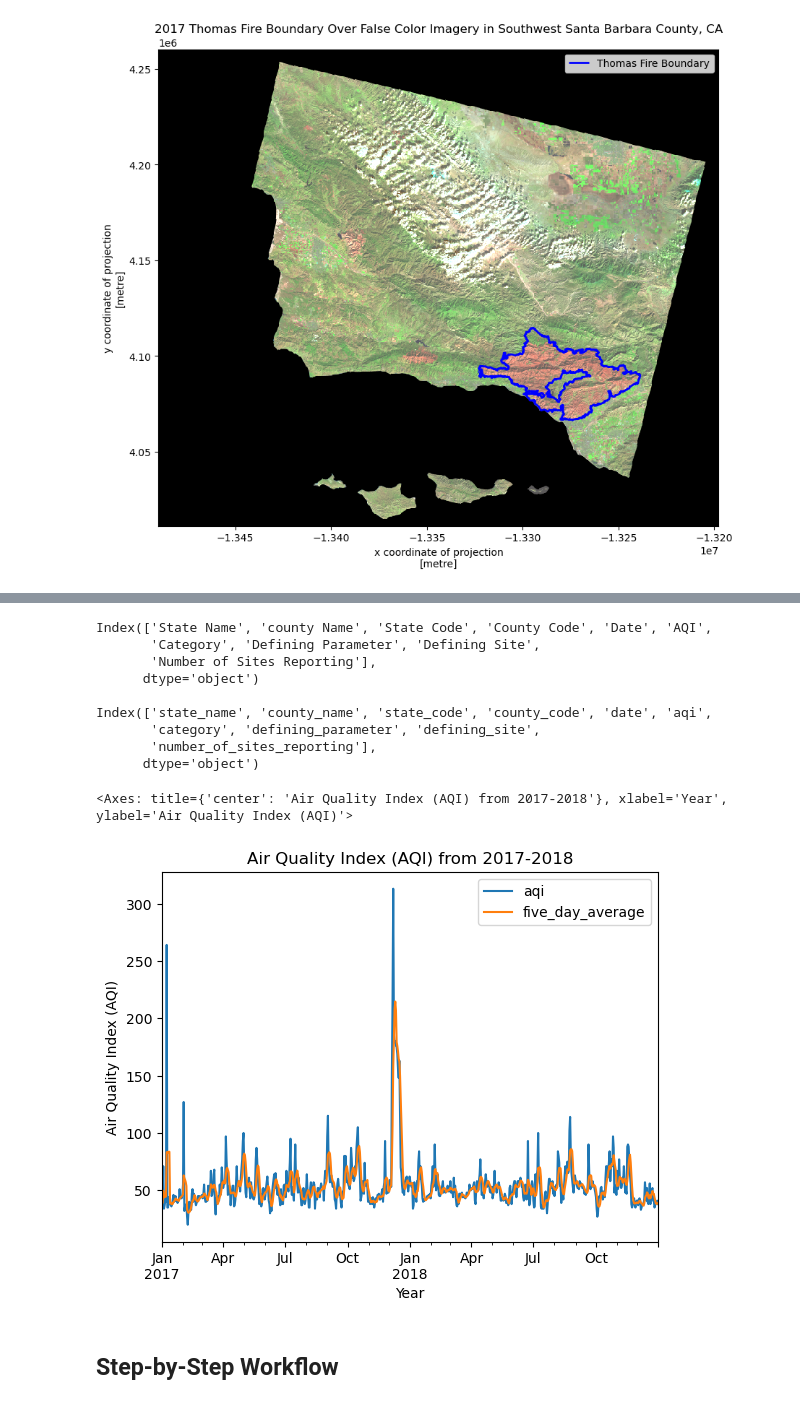
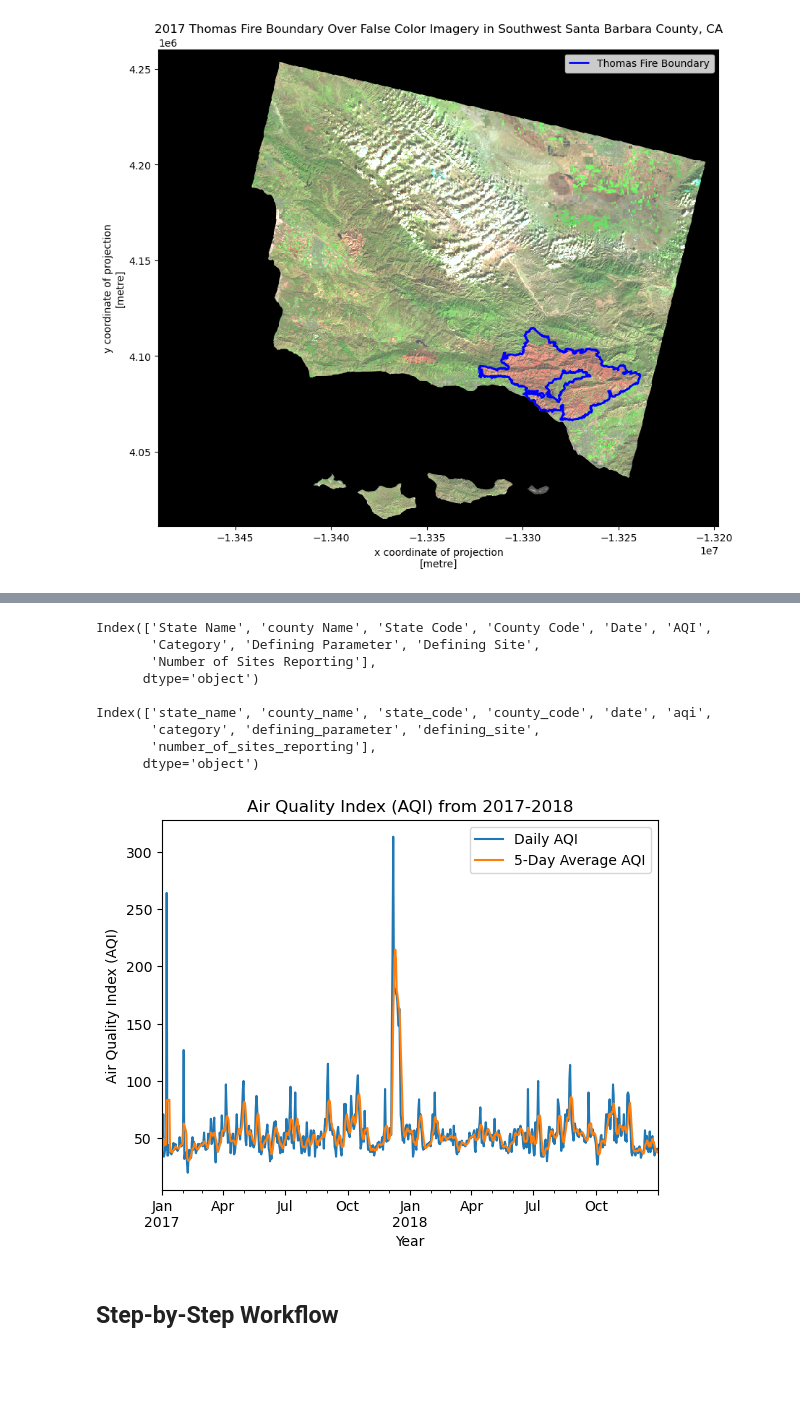
Before and after one commit to evajnewby/evajnewby.github.io, a Jupyter notebook: blogs/2024-12-04-Thomas-Fire-Analysis/2017-Thomas-Fire-Analysis.ipynb, the cells around one changed output, grey strips where cells are left out. Cells and saved outputs as stored; diff of their text form; code cells hidden in the pictures; blank space fills up the shorter version.

```diff
--- a/blogs/2024-12-04-Thomas-Fire-Analysis/2017-Thomas-Fire-Analysis.ipynb
+++ b/blogs/2024-12-04-Thomas-Fire-Analysis/2017-Thomas-Fire-Analysis.ipynb
@@ -438,7 +381,7 @@ Under "Donwload Data", click on "Pre-generated Data Files", then click on "Table
 ## Complete Workflow
 # %%
 import pandas as pd
-import numpy as np
+import matplotlib.pyplot as plt
 
 # Read in data
 aqi_17 = pd.read_csv("https://aqs.epa.gov/aqsweb/airdata/daily_aqi_by_county_2017.zip", compression='zip')
@@ -458,39 +401,43 @@ aqi.columns = (aqi.columns # column names
 print(aqi.columns, '\n') # View names of columns, with a new line.
 
 # Select only from SB county
 aqi_sb = aqi[aqi['county_name'] == "Santa Barbara"]
 
 # Drop specified columns
 aqi_sb = aqi_sb.drop(['state_name', 'county_name', 'state_code', 'county_code'], axis=1)
 
 # Update to pandas.datetime object
 aqi_sb.date = pd.to_datetime(aqi_sb['date'])
 
 # Update the index
 aqi_sb = aqi_sb.set_index('date')
 
 # Calculate AQI rolling average over 5 days
 rolling_average = aqi_sb['aqi'].rolling('5D').mean()
 
 # Add mean of AQI over 5-day rolling window to a new column
 aqi_sb['five_day_average'] = rolling_average
 
-# Create Plot
-aqi_sb[['aqi', 'five_day_average']].plot(xlabel = 'Year',
-      ylabel = 'Air Quality Index (AQI)',
-      title = 'Air Quality Index (AQI) from 2017-2018',
-     label = 'Daily AQI')
+# Create AQI plot
+ax = aqi_sb[['aqi', 'five_day_average']].plot(xlabel='Year',
+                                              ylabel='Air Quality Index (AQI)',
+                                              title='Air Quality Index (AQI) from 2017-2018')
+
+# Updating the legend with custom labels
+ax.legend(['Daily AQI', '5-Day Average AQI'], loc='upper right')
+
+# Show the plot
+plt.show()
 # %% [output]
 Index(['State Name', 'county Name', 'State Code', 'County Code', 'Date', 'AQI',
        'Category', 'Defining Parameter', 'Defining Site',
        'Number of Sites Reporting'],
       dtype='object')
 
 Index(['state_name', 'county_name', 'state_code', 'county_code', 'date', 'aqi',
        'category', 'defining_parameter', 'defining_site',
        'number_of_sites_reporting'],
       dtype='object')
-<Axes: title={'center': 'Air Quality Index (AQI) from 2017-2018'}, xlabel='Year', ylabel='Air Quality Index (AQI)'>
-[figure, old version]
+[figure, new version]
 # %% [markdown]
 ## Step-by-Step Workflow
```
Also changed, not shown: parts of 49 cells of this notebook, 16 other files.
